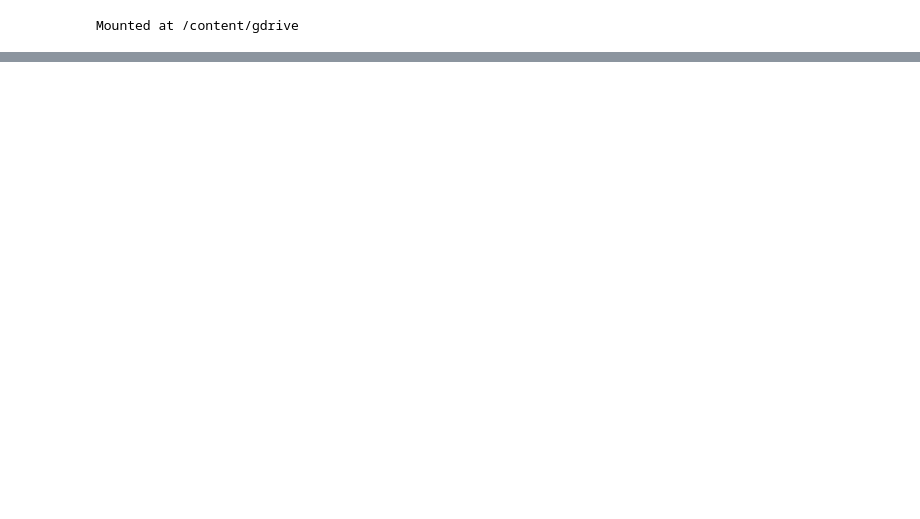
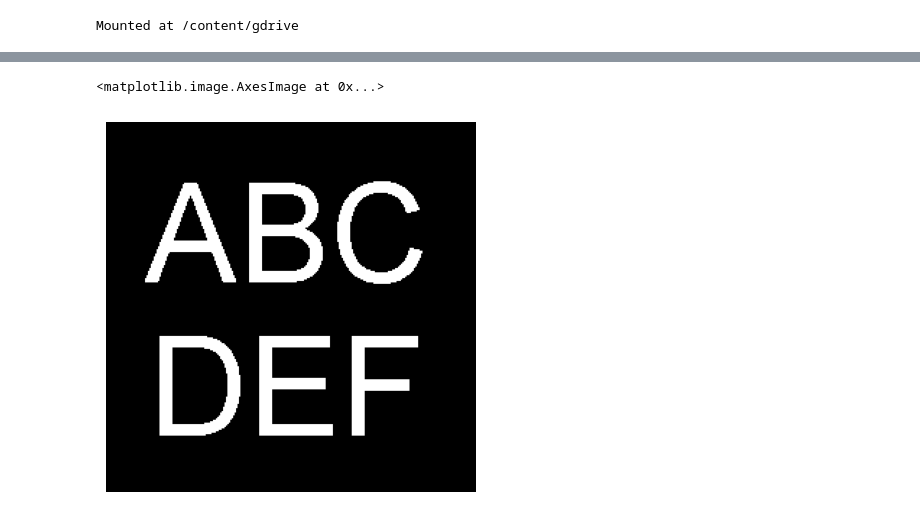
Before and after one commit to Gaenariya/IPcolab, a Jupyter notebook: 6.ipynb, the cells around one changed output, grey strips where cells are left out. Saved outputs shown, nothing was run; the diff lists cells and outputs as text; code cells hidden in the pictures; blank space fills up the shorter version.

```diff
--- a/6.ipynb
+++ b/6.ipynb
@@ -10,2 +10,17 @@ drive.mount('/content/gdrive')
 # %% [output]
 Mounted at /content/gdrive
+# %%
+def saturation(val):
+  if val > 255:
+    return 255
+  elif val < 0:
+    return 0
+  else:
+    return val
+# %%
+img = cv2.imread('/content/gdrive/My Drive/Images/abcdef.bmp')
+print(img.shape)
+gImg1 = cv2.cvtColor(img, cv2.COLOR_BGR2GRAY)
+print(gImg1.shape)
+plt.axis('off')
+plt.imshow(gImg1, cmap='gray')
@@ -11,0 +32,9 @@ Mounted at /content/gdrive
+# %%
+gPoint = np.zeros((gImg.shape[0], gImg.shape[1]), dtype=np.uint8)
+# %%
+img = cv2.imread('/content/gdrive/My Drive/Images/a.bmp')
+print(img.shape)
+gImg2 = cv2.cvtColor(img, cv2.COLOR_BGR2GRAY)
+print(gImg2.shape)
+plt.axis('off')
+plt.imshow(gImg2, cmap='gray')
@@ -12 +46,13 @@ Mounted at /content/gdrive
+# %%
+for h in range(gImg1.shape[0]):
+  for w in range(gImg1.shape[1]):
+    #pointVal = np.int32(gImg1[h,w]) & np.int32(gImg2[h,w])
+    pointVal = np.int32(gImg1[h,w]) | np.int32(gImg2[h,w])
+    gPoint[h,w] = saturation(pointVal)
+
+plt.axis('off')
+plt.imshow(gPoint, cmap = 'gray')
+# %% [output]
+<matplotlib.image.AxesImage at 0x...>
+[figure, added]
 # %%
```
Also changed, not shown: parts of 20 cells of this notebook.
